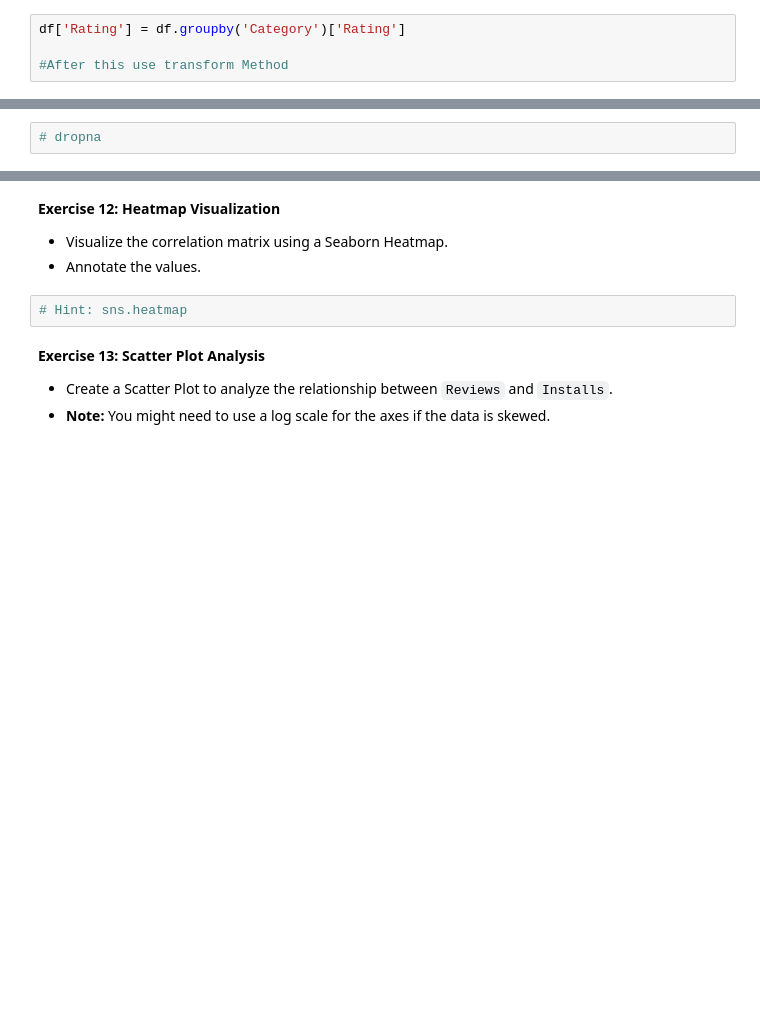
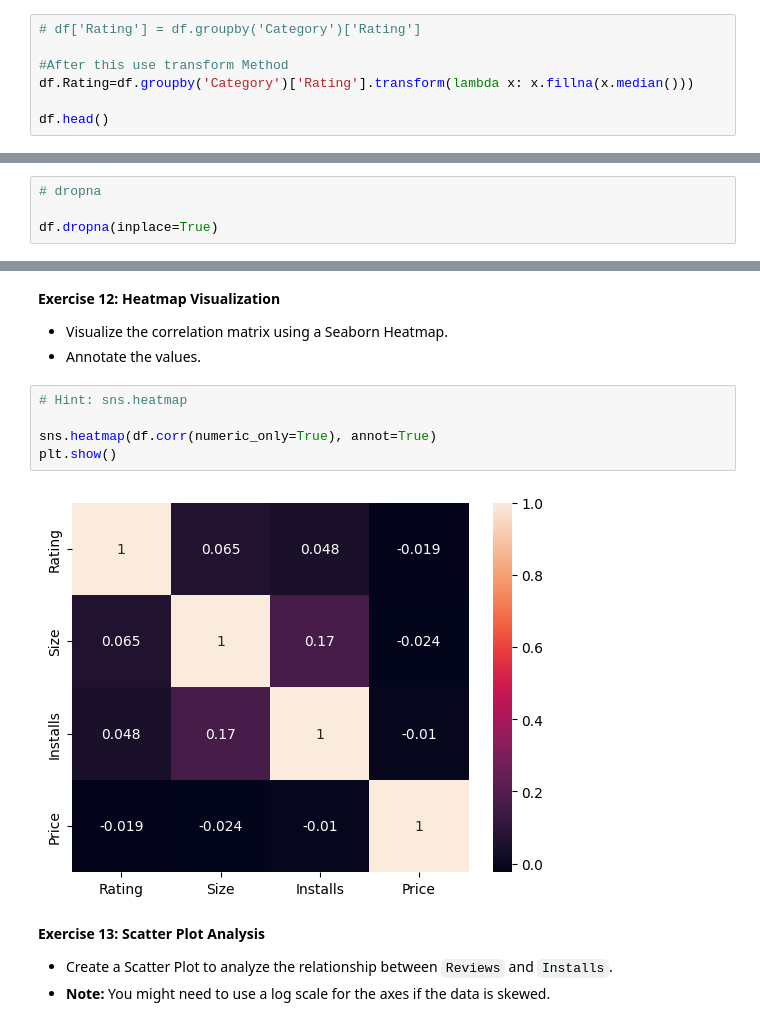
Before and after one commit to harmikrathod09/BTech_Sem_6, a Jupyter notebook: MLDL/Lab2_Blank/Lab2_Blank.ipynb, the cells around one changed output, grey strips where cells are left out. Saved outputs shown, nothing was run; the diff lists cells and outputs as text; blank space fills up the shorter version.

```diff
--- a/MLDL/Lab2_Blank/Lab2_Blank.ipynb
+++ b/MLDL/Lab2_Blank/Lab2_Blank.ipynb
@@ -137,6 +227,9 @@ Size column cleaned and converted.
 * Fill missing `Rating` values with the **Median Rating** of the specific `Category` the app belongs to.
 * *Example:* If a "Business" app is missing a rating, fill it with the median rating of all "Business" apps.
 # %%
-df['Rating'] = df.groupby('Category')['Rating']
+# df['Rating'] = df.groupby('Category')['Rating']
 
 #After this use transform Method
+df.Rating=df.groupby('Category')['Rating'].transform(lambda x: x.fillna(x.median()))
+
+df.head()
@@ -145,3 +245,5 @@ df['Rating'] = df.groupby('Category')['Rating']
 * For the remaining columns with minimal missing data (like `Current Ver`), simply drop the rows containing NaNs to ensure a clean dataset for correlation.
 # %%
 # dropna
+
+df.dropna(inplace=True)
@@ -163,8 +271,13 @@ df['Rating'] = df.groupby('Category')['Rating']
 **Exercise 12: Heatmap Visualization**
 * Visualize the correlation matrix using a Seaborn Heatmap.
 * Annotate the values.
-# %%
-# Hint: sns.heatmap
+# %%
+# Hint: sns.heatmap
+
+sns.heatmap(df.corr(numeric_only=True), annot=True)
+plt.show()
+# %% [output]
+[figure, added]
 # %% [markdown]
 **Exercise 13: Scatter Plot Analysis**
 * Create a Scatter Plot to analyze the relationship between `Reviews` and `Installs`.
```
Also changed, not shown: parts of 21 cells of this notebook, 1 other file.
